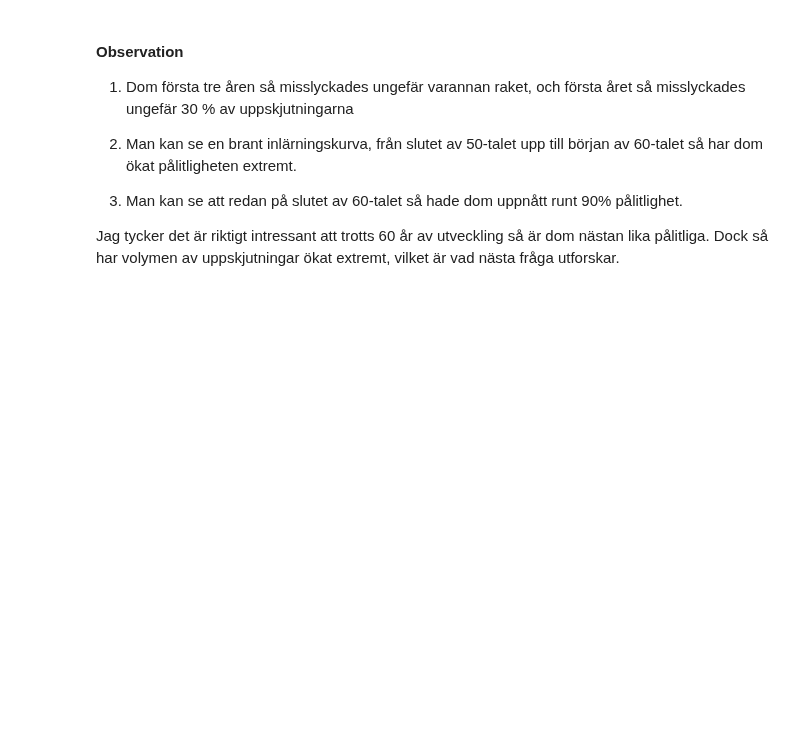
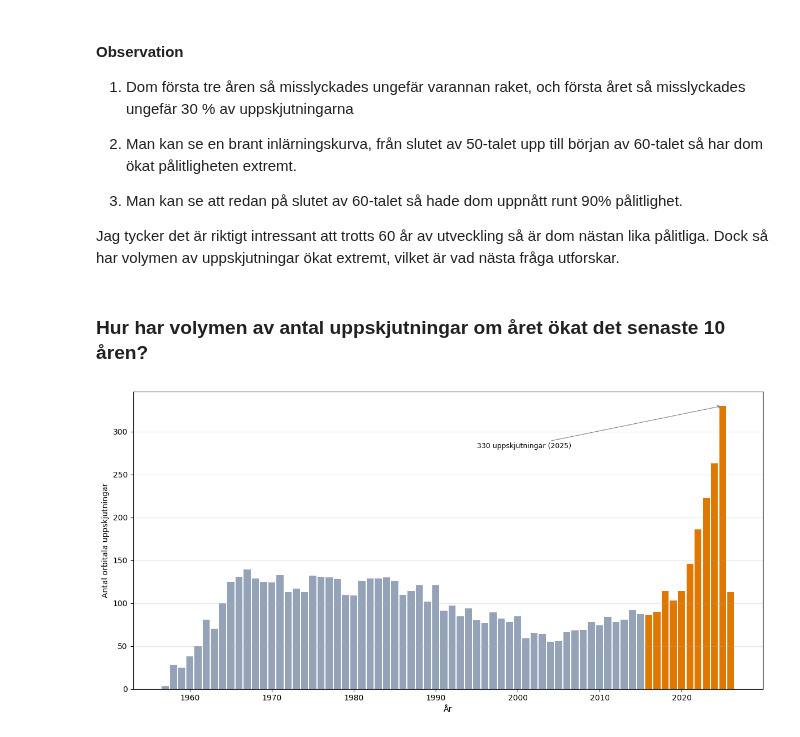
Before and after one commit to jacoblasse/KK1-rymduppskjutningar, a Jupyter notebook: notebook.ipynb, the cells around one changed output. Drawn from its saved outputs; the diff is of its cells as text; code cells hidden in the pictures; blank space fills up the shorter version.

Commit message:
Created code for diagram to see increase in lauches the last 10 years

```diff
--- a/notebook.ipynb
+++ b/notebook.ipynb
@@ -418,3 +418,31 @@ plt.show()
 3. Man kan se att redan på slutet av 60-talet så hade dom uppnått runt 90% pålitlighet.
 
 Jag tycker det är riktigt intressant att trotts 60 år av utveckling så är dom nästan lika pålitliga. Dock så har volymen av uppskjutningar ökat extremt, vilket är vad nästa fråga utforskar.
+# %% [markdown]
+### Hur har volymen av antal uppskjutningar om året ökat det senaste 10 åren?
+# %%
+# Jag kan använda mig av by_year dataframen jag skapat till förra diagramet
+
+fig, ax = plt.subplots(figsize=(12, 6))
+
+year_cutoff = 2016
+
+
+
+peak_year = by_year["total"].idxmax()
+peak_value = by_year["total"].max()
+ax.annotate(f"{peak_value} uppskjutningar ({peak_year})",
+            xy=(peak_year, peak_value),
+            xytext=(peak_year - 30, peak_value * 0.85),
+            arrowprops=dict(arrowstyle="->", color="gray", lw=0.8),
+            fontsize=9)
+
+
+
+ax.set_xlabel("År")
+ax.set_ylabel("Antal orbitala uppskjutningar")
+ax.grid(True, alpha=0.3, axis="y")
+plt.tight_layout()
+plt.show()
+# %% [output]
+[figure, added]
```
Also changed, not shown: 1 other file.
